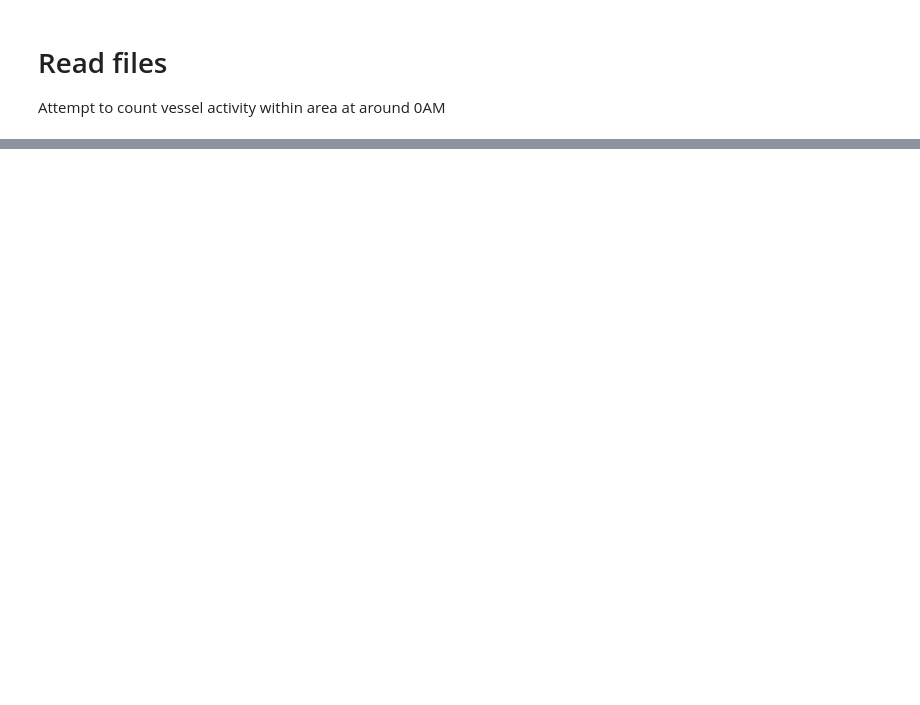
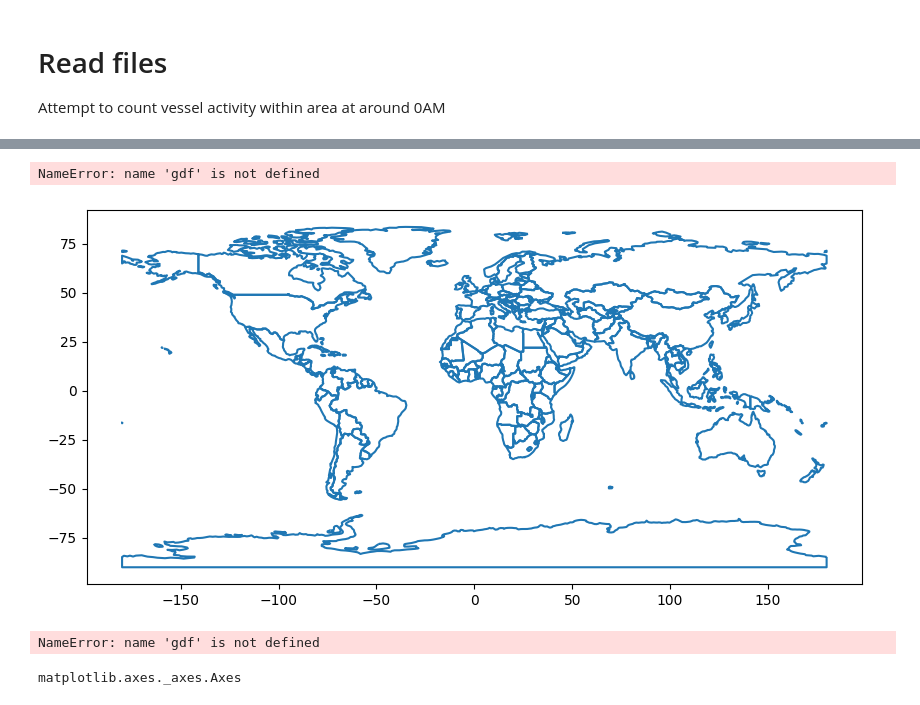
Before and after one commit to oceanhackweek/ohw23-proj-pamproject, a Jupyter notebook: Vessels.ipynb, the cells around one changed output, grey strips where cells are left out. Saved outputs shown, nothing was run; the diff lists cells and outputs as text; code cells hidden in the pictures; blank space fills up the shorter version.

```diff
--- a/Vessels.ipynb
+++ b/Vessels.ipynb
@@ -194,0 +252,27 @@ with open('data/vessel/vessels_count.pickle', 'wb') as f:
+# %%
+world = gpd.read_file(gpd.datasets.get_path('naturalearth_lowres'))
+
+fig, ax = plt.subplots(figsize=(10, 6))
+world.boundary.plot(ax=ax)
+gdf.plot(ax=ax, marker='o', color='blue', markersize=50)
+ax.set_xlim(extent[0], extent[1])
+ax.set_ylim(extent[2], extent[3])
+# %% [output]
+NameError: name 'gdf' is not defined
+[figure, added]
+# %%
+geo_df = gdf['geometry']
+geo_df.crs={'init': "epsg:4326"}
+
+fig, ax = plt.subplots(figsize=(10, 10))
+ax = geo_df.plot(ax=ax, markersize=20, marker='o')
+ax.set_xlim(extent[0]-0.25, extent[1]+0.25)
+ax.set_ylim(extent[2]-0.25, extent[3]+0.25)
+ax.plot([lon], [lat], marker='*', color='white', markersize=30)
+ctx.add_basemap(ax, crs=geo_df.crs, source = ctx.providers.Stamen.TonerLite)
+# %% [output]
+NameError: name 'gdf' is not defined
+# %%
+type(ax)
+# %% [output]
+matplotlib.axes._axes.Axes
```
Also changed, not shown: parts of 35 cells of this notebook, 6 other files.
